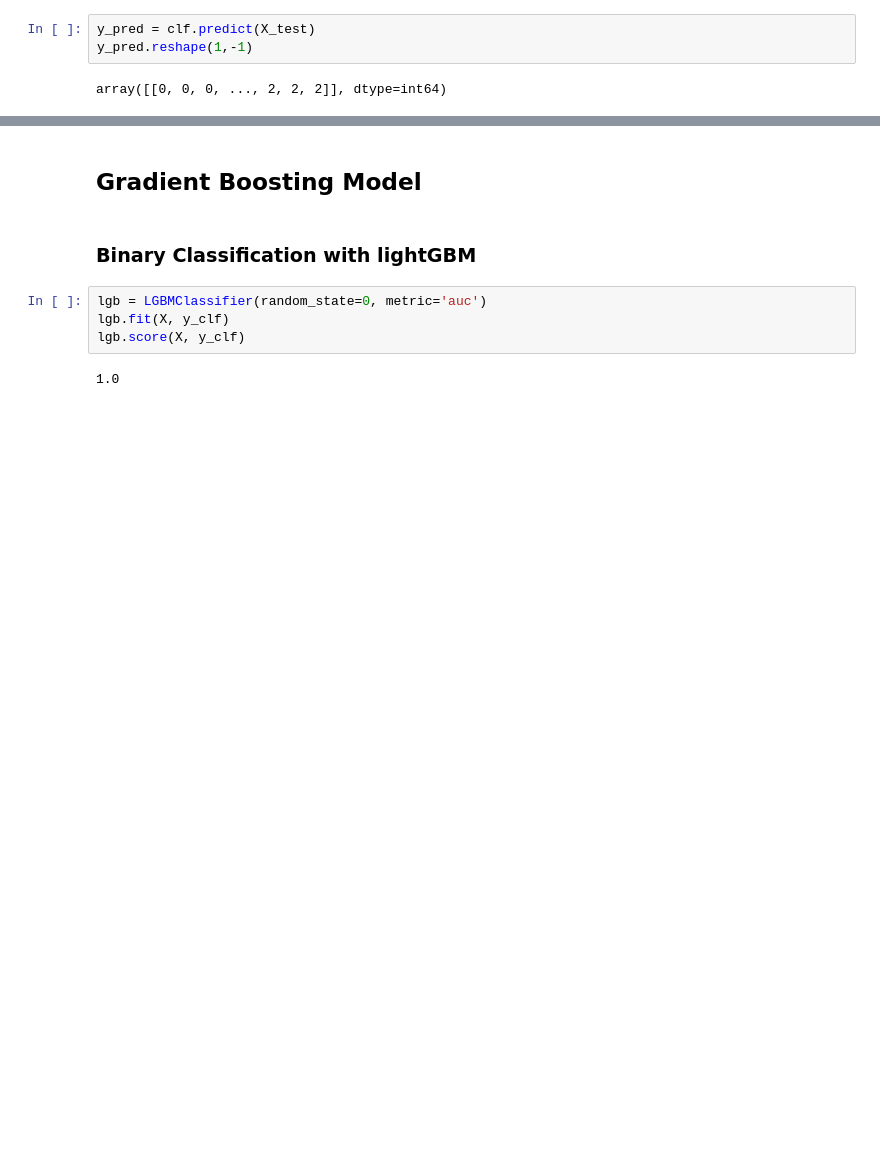
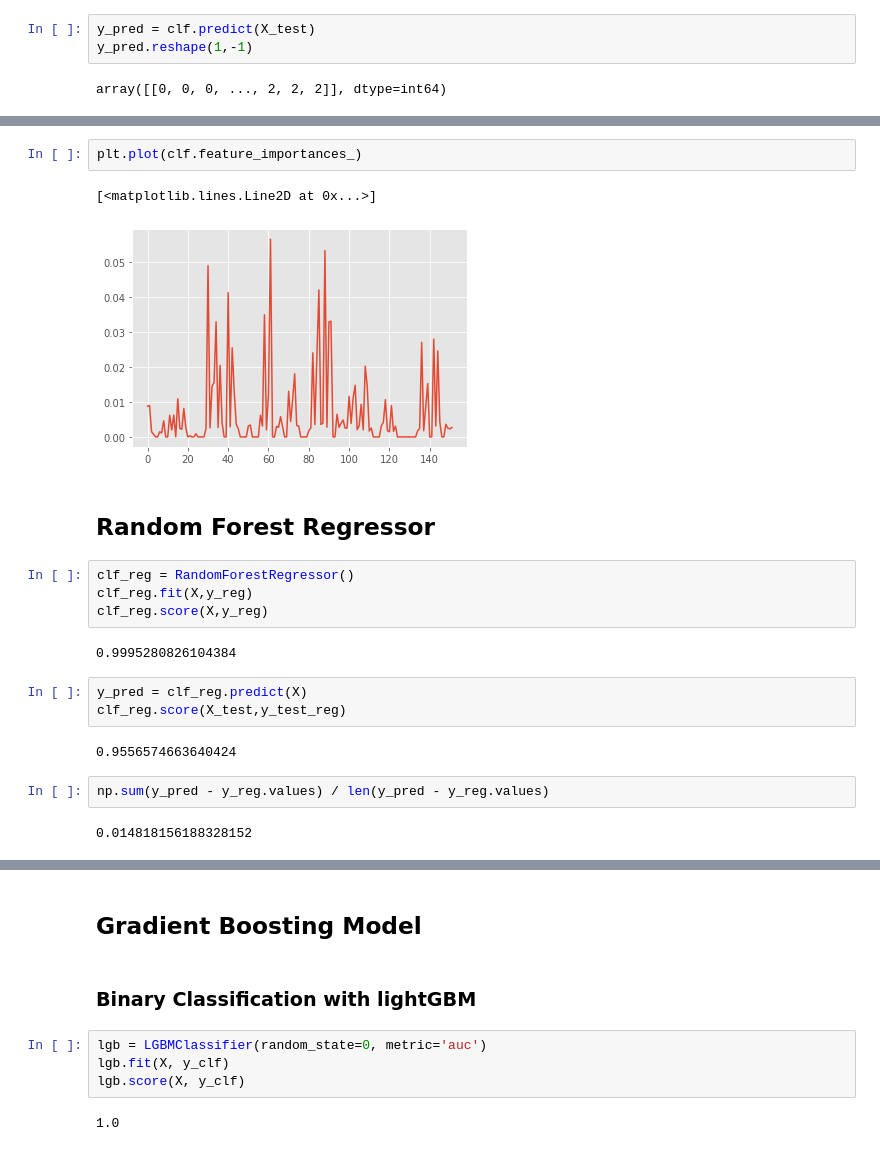
Before and after one commit to arcweld/DSI_Capstone_2, a Jupyter notebook: Capstone2.ipynb, the cells around one changed output, grey strips where cells are left out. Saved outputs shown, nothing was run; the diff lists cells and outputs as text; blank space fills up the shorter version.

```diff
--- a/Capstone2.ipynb
+++ b/Capstone2.ipynb
@@ -551,0 +708,22 @@ plt.show()
+# %%
+plt.plot(clf.feature_importances_)
+# %% [output]
+[<matplotlib.lines.Line2D at 0x...>]
+[figure, added]
+# %% [markdown]
+## Random Forest Regressor
+# %%
+clf_reg = RandomForestRegressor()
+clf_reg.fit(X,y_reg)
+clf_reg.score(X,y_reg)
+# %% [output]
+0.9995280826104384
+# %%
+y_pred = clf_reg.predict(X)
+clf_reg.score(X_test,y_test_reg)
+# %% [output]
+0.9556574663640424
+# %%
+np.sum(y_pred - y_reg.values) / len(y_pred - y_reg.values)
+# %% [output]
+0.014818156188328152
```
Also changed, not shown: parts of 61 cells of this notebook.
